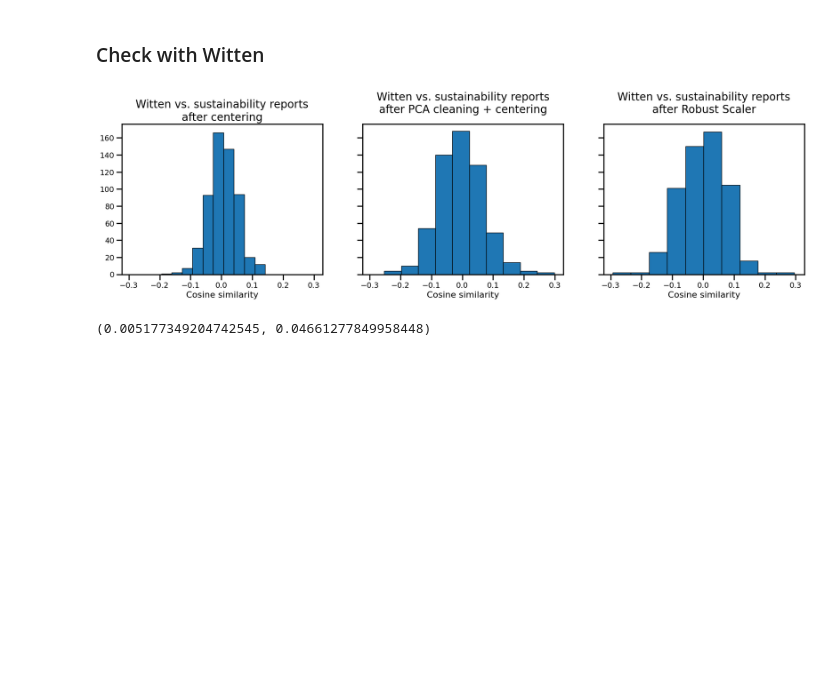
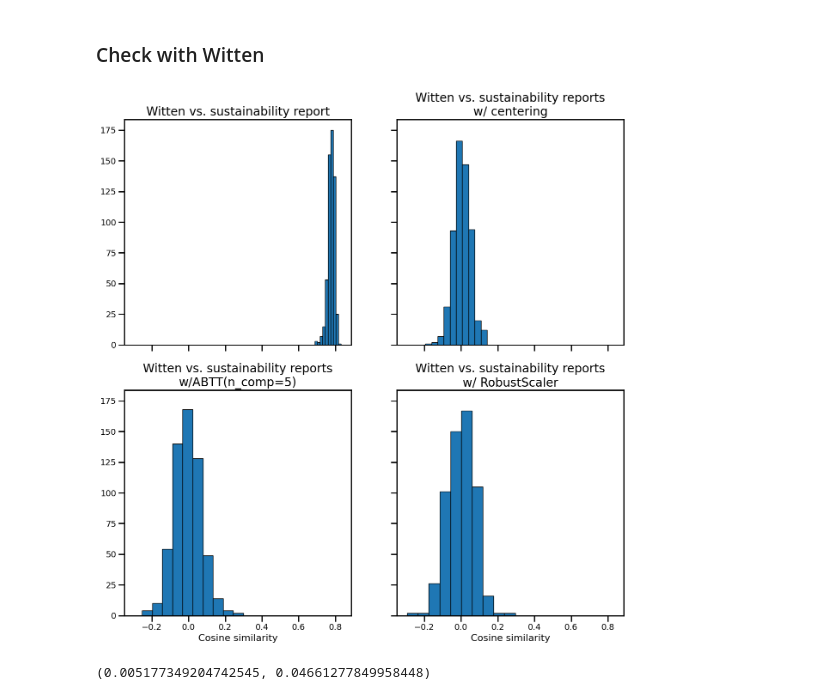
Before and after one commit to fabiosaracco/sdg_repos_advanced, a Jupyter notebook: 1_0_postprocessing.ipynb, the cells around one changed output. Saved outputs shown, nothing was run; the diff lists cells and outputs as text; code cells hidden in the pictures; blank space fills up the shorter version.

Commit message:
analyses for abtt5's vectors

```diff
--- a/1_0_postprocessing.ipynb
+++ b/1_0_postprocessing.ipynb
@@ -107,6 +107,13 @@ mean_vec/=len(vecfiles)
 util.cos_sim(wittenvec, mean_vec)
 # %% [output]
 tensor([[0.8199]], dtype=torch.float64)
+# %%
+pure_cos_sims=np.zeros(len(vecfiles))
+for i, vecfile in enumerate(tqdm(vecfiles)):
+    vec=np.genfromtxt(VECTOR_FOLDER+vecfile)
+    cos_sim=float(util.cos_sim(wittenvec, vec))
+    #print(f'{vecfile:})\tcos={cos_sim:.3f}')
+    pure_cos_sims[i]=cos_sim
 # %%
 cos_sims=np.zeros(len(vecfiles))
 for i, vecfile in enumerate(tqdm(vecfiles)):
@@ -292,22 +299,27 @@ for i, vecfile in enumerate(tqdm(vecfiles)):
     #print(f'{vecfile:})\tcos={cos_sim:.3f}')
     rs_cos_sims_w[i]=cos_sim
 # %%
-fig, axs=plt.subplots(1,3,sharex=True, sharey=True, figsize=(22.5, 5))
+fig, axs=plt.subplots(2,2,sharex=True, sharey=True, figsize=(15, 15))
 
-axs[0].hist(cos_sims, edgecolor='black')
-axs[0].set_title('Witten vs. sustainability reports\nafter centering', fontsize=20)
-axs[0].set_xlabel('Cosine similarity', fontsize=16)
+axs[0, 0].hist(pure_cos_sims, edgecolor='black')
+axs[0, 0].set_title('Witten vs. sustainability report', fontsize=20)
+#axs[0, 0].set_xlabel('Cosine similarity', fontsize=16)
 
-axs[1].hist(pca_cos_sims_w, edgecolor='black')
-axs[1].set_title('Witten vs. sustainability reports\nafter PCA cleaning + centering', fontsize=20, y=1.05)
-axs[1].set_xlabel('Cosine similarity', fontsize=16)
+axs[0,1].hist(cos_sims, edgecolor='black')
+axs[0,1].set_title('Witten vs. sustainability reports\nw/ centering', fontsize=20)
+#axs[0,1].set_xlabel('Cosine similarity', fontsize=16)
 
-axs[2].hist(rs_cos_sims_w, edgecolor='black')
-axs[2].set_title('Witten vs. sustainability reports\nafter Robust Scaler', fontsize=20, y=1.05)
-axs[2].set_xlabel('Cosine similarity', fontsize=16)
+axs[1,0].hist(pca_cos_sims_w, edgecolor='black')
+axs[1,0].set_title('Witten vs. sustainability reports\nw/ABTT(n_comp=5)', fontsize=20)
+axs[1,0].set_xlabel('Cosine similarity', fontsize=16)
+
+axs[1,1].hist(rs_cos_sims_w, edgecolor='black')
+axs[1,1].set_title('Witten vs. sustainability reports\nw/ RobustScaler', fontsize=20)
+axs[1,1].set_xlabel('Cosine similarity', fontsize=16)
+plt.savefig('./NewPlots/postprocessing.pdf', bbox_inches='tight')
 plt.show()
 # %% [output]
-[figure, old version]
+[figure, new version]
 # %%
 np.mean(cos_sims), np.std(cos_sims)
 # %% [output]
```
Also changed, not shown: 3 other files.
